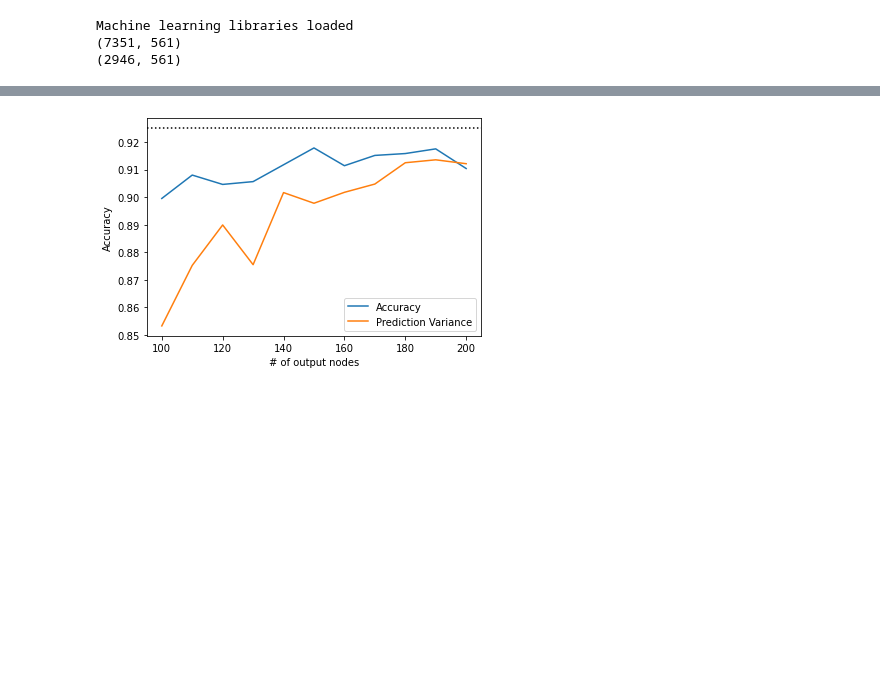
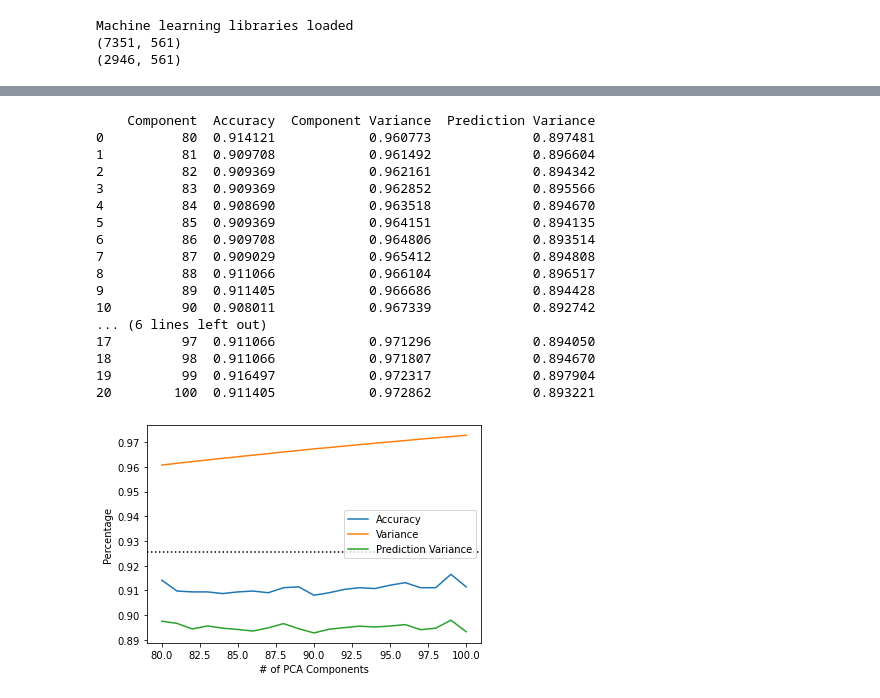
Before and after one commit to wang-shoujen/AI-for-wearables, a Jupyter notebook: project2/AutoEncoder_tuning.ipynb, the cells around one changed output, grey strips where cells are left out. Drawn from its saved outputs; the diff is of its cells as text; code cells hidden in the pictures; blank space fills up the shorter version.

```diff
--- a/project2/AutoEncoder_tuning.ipynb
+++ b/project2/AutoEncoder_tuning.ipynb
@@ -186,0 +192,8 @@ Epoch 238/500
+# %%
+component_list = [i for i in range(80, 101)]
+optimizer_list = ["Adam", "SGD", "RMSprop", "Adamax"]
+#optimizer_list.append(tf.keras.optimizers.Adam())
+#optimizer_list.append(tf.keras.optimizers.SGD())
+#optimizer_list.append(tf.keras.optimizers.RMSprop())
+#optimizer_list.append(tf.keras.optimizers.Adamax())
+print(optimizer_list)
@@ -186,0 +202,8 @@ Epoch 238/500
+# %%
+data = x_train, x_test, y_train, y_test
+
+acc, var = model_train_test(data,component_list, optimizer_list )
+
+print(acc)
+print()
+print(var)
@@ -187,19 +278,35 @@ Epoch 238/500
 # %%
+#output to CSV file
+pca_df = pd.DataFrame(list(zip(component_list, acc_list, var_list,pred_var_list))
+                      ,columns = ['Component', 'Accuracy', 'Component Variance', 'Prediction Variance'])
+print(pca_df)
+pd.DataFrame(pca_df).to_csv('PCA_tuning.csv')
+
 import matplotlib.pyplot as plt
-#for i in range(len(results)):
-#  print(results[i][0])
-#  print(acc_list[i])
-#  plt.plot(results[i][0], acc_list[i])
-#plt.plot(results[i][0], var_list[i])
-
-line1=plt.plot(component_list, component_acc)
-line2 = plt.plot(component_list, component_var)
-#line2=plt.plot(component_list, var_list)
-plt.axhline(y=0.925, color = 'k', linestyle = ':')
-plt.xlabel("# of output nodes")
-plt.ylabel("Accuracy")
-plt.legend((line1[0], line2[0]), ('Accuracy', 'Prediction Variance'))
-#plt.legend((line1[0]), ('Accuracy'))
+line1=plt.plot(component_list, acc_list)
+line2=plt.plot(component_list, var_list)
+line3=plt.plot(component_list, pred_var_list)
+plt.axhline(y=0.925662, color = 'k', linestyle = ':')
+plt.xlabel("# of PCA Components")
+plt.ylabel("Percentage")
+plt.legend((line1[0], line2[0], line3[0]), ('Accuracy', 'Variance', 'Prediction Variance'))
 plt.show()
 # %% [output]
+    Component  Accuracy  Component Variance  Prediction Variance
+0          80  0.914121            0.960773             0.897481
+1          81  0.909708            0.961492             0.896604
+2          82  0.909369            0.962161             0.894342
+3          83  0.909369            0.962852             0.895566
+4          84  0.908690            0.963518             0.894670
+5          85  0.909369            0.964151             0.894135
+6          86  0.909708            0.964806             0.893514
+7          87  0.909029            0.965412             0.894808
+8          88  0.911066            0.966104             0.896517
+9          89  0.911405            0.966686             0.894428
+10         90  0.908011            0.967339             0.892742
+... (6 lines left out)
+17         97  0.911066            0.971296             0.894050
+18         98  0.911066            0.971807             0.894670
+19         99  0.916497            0.972317             0.897904
+20        100  0.911405            0.972862             0.893221
-[figure, old version]
+[figure, new version]
```
Also changed, not shown: parts of 19 cells of this notebook.
